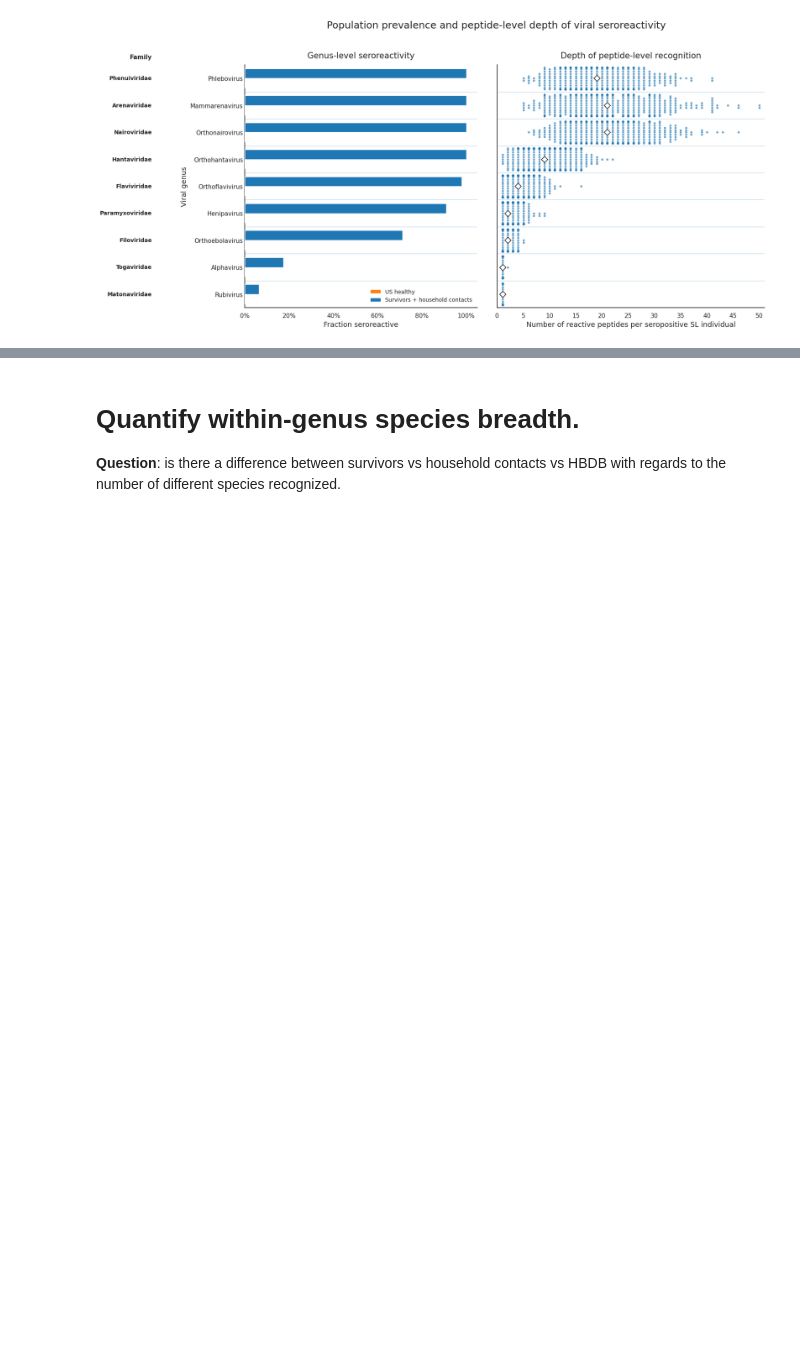
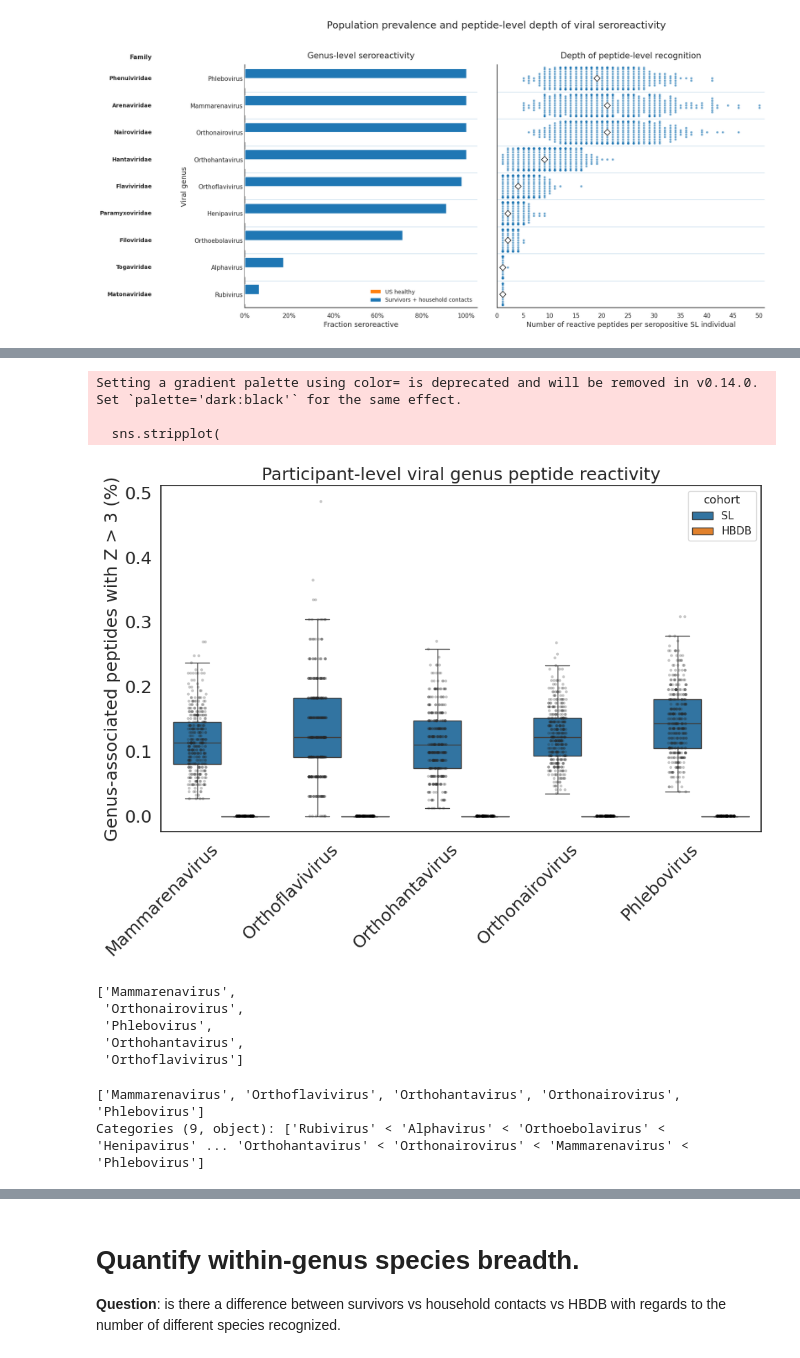
Before and after one commit to sporak577/lasv_phipseq_2026, a Jupyter notebook: Lassa_seroreactivity_paper_figures_clean_090726.ipynb, the cells around one changed output, grey strips where cells are left out. Cells and saved outputs as stored; diff of their text form; code cells hidden in the pictures; blank space fills up the shorter version.

Commit message:
udpated figure on peptide reactivity (fraction of total peptides in library available) and breadth. focus on 5 genera.

```diff
--- a/Lassa_seroreactivity_paper_figures_clean_090726.ipynb
+++ b/Lassa_seroreactivity_paper_figures_clean_090726.ipynb
@@ -782,0 +785,18 @@ plt.show()
+# %%
+genus_reactivity = long.groupby(['individual', 'cohort', 'genus']).agg(
+    n_reactive=('reactive', 'sum')
+).reset_index()
+
+
+genus_peptides = peps_metadata.groupby('genus').agg(
+    n_peptides=('peptide', 'size')).reset_index()
+
+genus_reactivity = genus_peptides.merge(genus_reactivity, on='genus', how='left')
+# %%
+
+genus_reactivity['reactive_fraction'] = (
+    genus_reactivity['n_reactive'] / genus_reactivity['n_peptides']
+)
+
+genus_reactivity['reactive_percent'] = genus_reactivity['reactive_fraction'] *100
+long
@@ -782,0 +854,43 @@ plt.show()
+# %%
+
+data_plot = genus_reactivity[genus_reactivity['genus'].isin(genera_to_plot)].copy()
+
+plt.figure(figsize=(10, 7.5))
+
+ax = sns.boxplot(
+    data=data_plot,
+    x='genus',
+    y='reactive_percent',
+    hue='cohort',
+    showfliers=False
+)
+
+sns.stripplot(
+    data=data_plot,
+    x='genus',
+    y='reactive_percent',
+    hue='cohort',
+    dodge=True,
+    color='black',
+    size=3,
+    alpha=0.25,
+    jitter=0.15,
+    legend=False
+
+)
+
+
+ax.set_xlabel('', fontsize=13)
+ax.tick_params(axis='x', labelsize=18)
+ax.tick_params(axis='y', labelsize=18)
+ax.set_ylabel('Genus-associated peptides with Z > 3 (%)', fontsize=18)
+ax.set_title('Participant-level viral genus peptide reactivity', fontsize=18),
+
+plt.xticks(rotation=45, ha='right')
+plt.tight_layout()
+plt.show()
+# %% [output]
+Setting a gradient palette using color= is deprecated and will be removed in v0.14.0. Set `palette='dark:black'` for the same effect.
+
+  sns.stripplot(
+[figure, added]
@@ -782,0 +899,13 @@ plt.show()
+# %%
+genera_to_plot
+# %% [output]
+['Mammarenavirus',
+ 'Orthonairovirus',
+ 'Phlebovirus',
+ 'Orthohantavirus',
+ 'Orthoflavivirus']
+# %%
+genus_depth.genus.unique()
+# %% [output]
+['Mammarenavirus', 'Orthoflavivirus', 'Orthohantavirus', 'Orthonairovirus', 'Phlebovirus']
+Categories (9, object): ['Rubivirus' < 'Alphavirus' < 'Orthoebolavirus' < 'Henipavirus' ... 'Orthohantavirus' < 'Orthonairovirus' < 'Mammarenavirus' < 'Phlebovirus']
```
Also changed, not shown: parts of 15 cells of this notebook, 1 other file.
